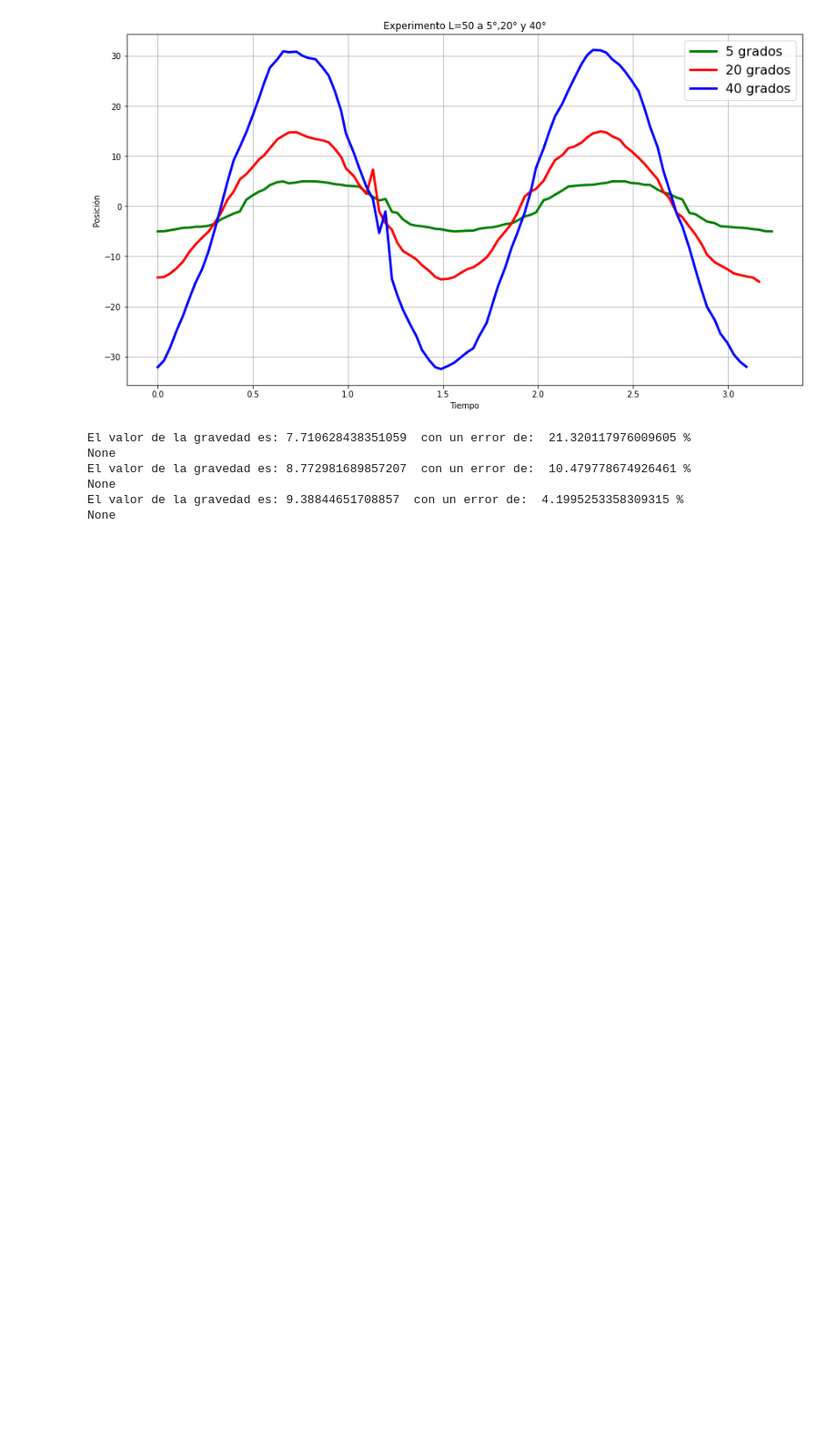
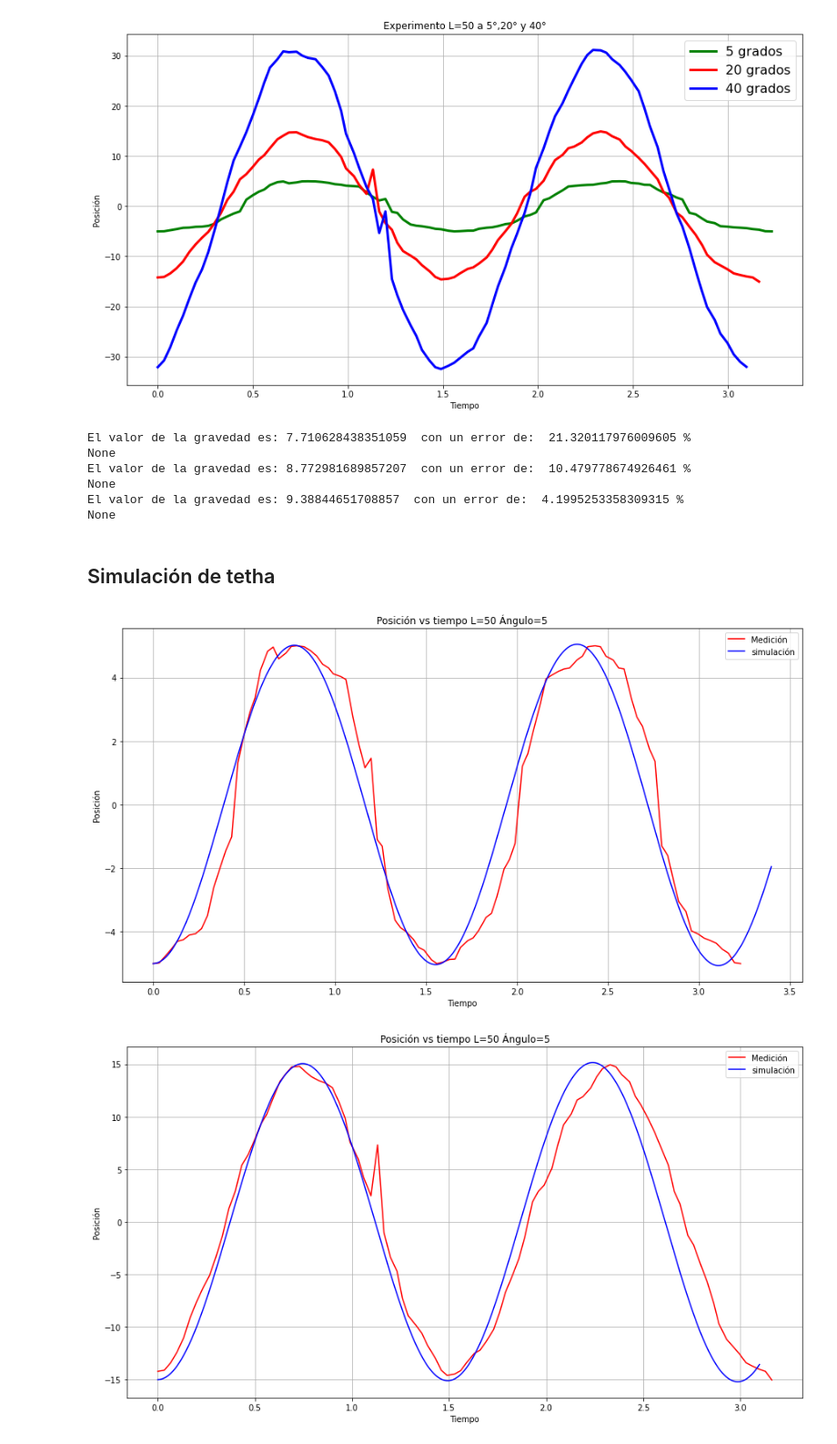
Before and after one commit to Jhosgun/Pendulo, a Jupyter notebook: Pendulo.ipynb, the cells around one changed output. Shown at 91% size. Saved outputs shown, nothing was run; the diff lists cells and outputs as text; code cells hidden in the pictures; blank space fills up the shorter version.

```diff
--- a/Pendulo.ipynb
+++ b/Pendulo.ipynb
@@ -169,3 +178,12 @@ El valor de la gravedad es: 8.772981689857207  con un error de:  10.479778674926
 None
 El valor de la gravedad es: 9.38844651708857  con un error de:  4.1995253358309315 %
 None
+# %% [markdown]
+## Simulación de tetha
+# %%
+simulacion(0.6,3.4,5,experimento4['t'],experimento4['θ'])
+simulacion(0.55,3.1,15,experimento4['t'][:-1],experimento5['θ'])
+simulacion(0.55,3.1,34,experimento6['t'],experimento6['θ'])
+# %% [output]
+[figure, added]
+[figure, added]
```
Also changed, not shown: parts of 5 cells of this notebook.
